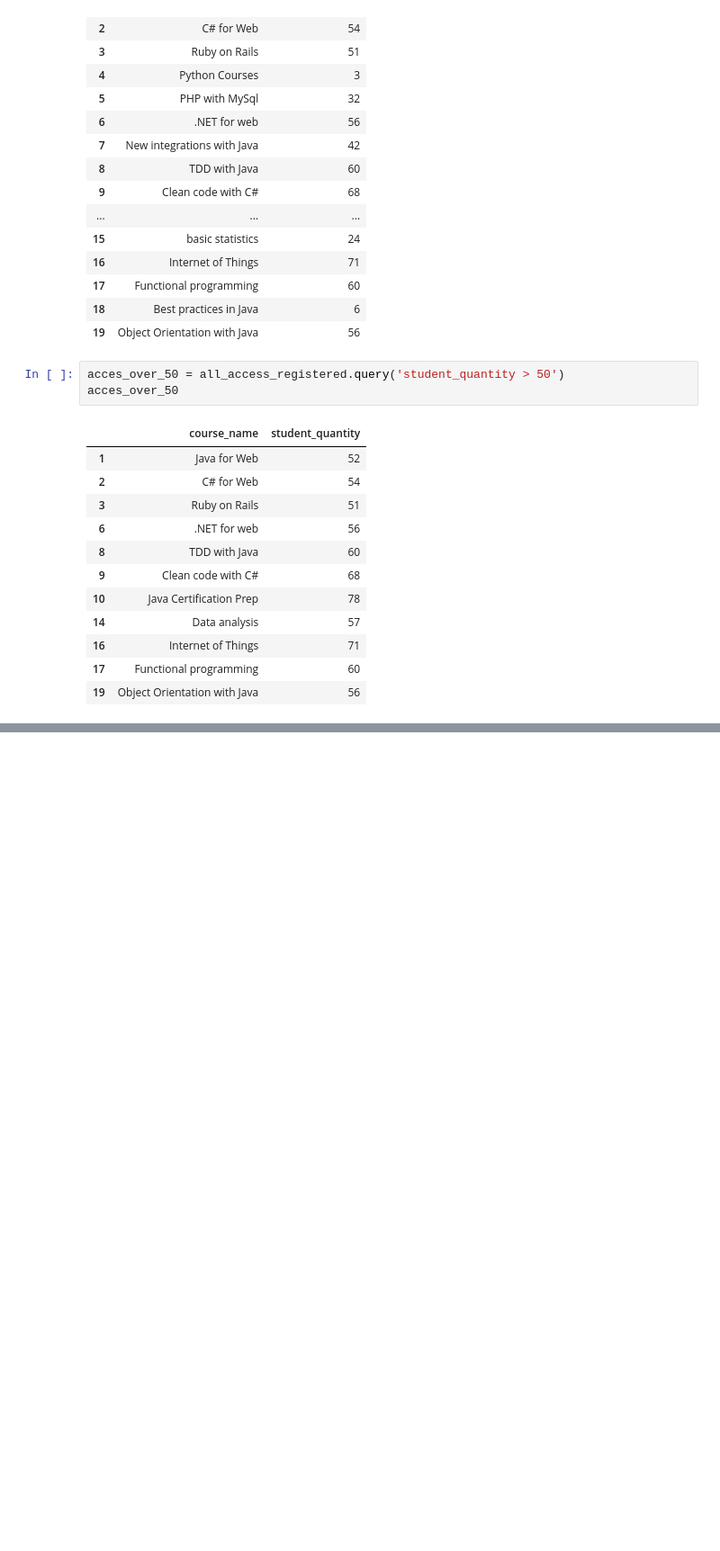
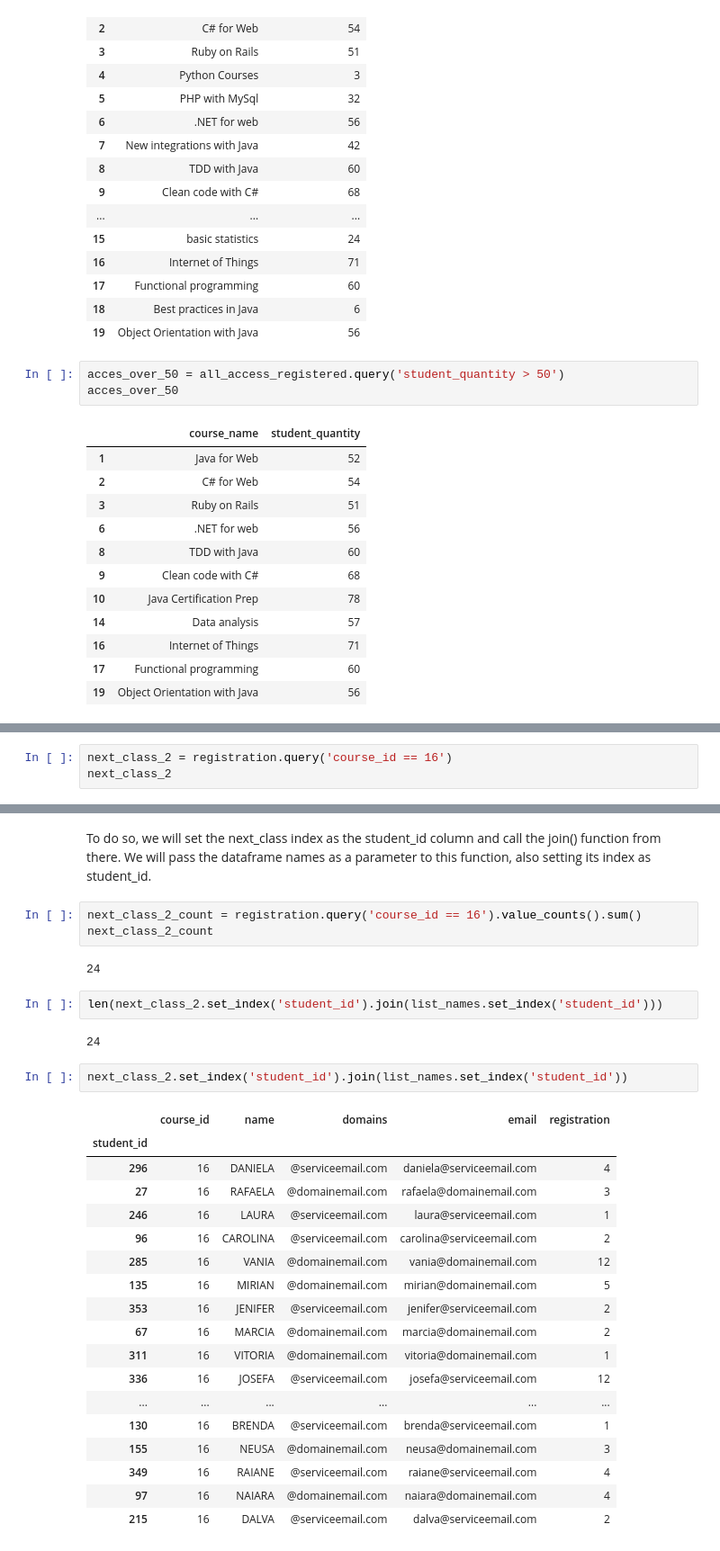
Before and after one commit to nmparfait/register_school_with_pandas, a Jupyter notebook: register_school.ipynb, the cells around one changed output, grey strips where cells are left out. Shown: that part at 90% size. Cells and saved outputs as stored; diff of their text form; blank space fills up the shorter version.

Commit message:
setting a specific class of student based on course_id

```diff
--- a/register_school.ipynb
+++ b/register_school.ipynb
@@ -576,0 +615,3 @@ acces_over_50
+# %%
+next_class_2 = registration.query('course_id == 16')
+next_class_2
@@ -576,0 +645,32 @@ acces_over_50
+# %% [markdown]
+To do so, we will set the next_class index as the student_id column and call the join() function from there. We will pass the dataframe names as a parameter to this function, also setting its index as student_id.
+# %%
+next_class_2_count = registration.query('course_id == 16').value_counts().sum()
+next_class_2_count
+# %% [output]
+24
+# %%
+len(next_class_2.set_index('student_id').join(list_names.set_index('student_id')))
+# %% [output]
+24
+# %%
+next_class_2.set_index('student_id').join(list_names.set_index('student_id'))
+# %% [output]
+|  | course_id | name | domains | email | registration |
+| student_id |  |  |  |  |  |
+| 296 | 16 | DANIELA | @serviceemail.com | daniela@serviceemail.com | 4 |
+| 27 | 16 | RAFAELA | @domainemail.com | rafaela@domainemail.com | 3 |
+| 246 | 16 | LAURA | @serviceemail.com | laura@serviceemail.com | 1 |
+| 96 | 16 | CAROLINA | @serviceemail.com | carolina@serviceemail.com | 2 |
+| 285 | 16 | VANIA | @domainemail.com | vania@domainemail.com | 12 |
+| 135 | 16 | MIRIAN | @domainemail.com | mirian@domainemail.com | 5 |
+| 353 | 16 | JENIFER | @serviceemail.com | jenifer@serviceemail.com | 2 |
+| 67 | 16 | MARCIA | @domainemail.com | marcia@domainemail.com | 2 |
+| 311 | 16 | VITORIA | @domainemail.com | vitoria@domainemail.com | 1 |
+| 336 | 16 | JOSEFA | @serviceemail.com | josefa@serviceemail.com | 12 |
+| ... | ... | ... | ... | ... | ... |
+| 130 | 16 | BRENDA | @serviceemail.com | brenda@serviceemail.com | 1 |
+| 155 | 16 | NEUSA | @domainemail.com | neusa@domainemail.com | 3 |
+| 349 | 16 | RAIANE | @serviceemail.com | raiane@serviceemail.com | 4 |
+| 97 | 16 | NAIARA | @domainemail.com | naiara@domainemail.com | 4 |
+| 215 | 16 | DALVA | @serviceemail.com | dalva@serviceemail.com | 2 |
```
Also changed, not shown: parts of 18 cells of this notebook.
